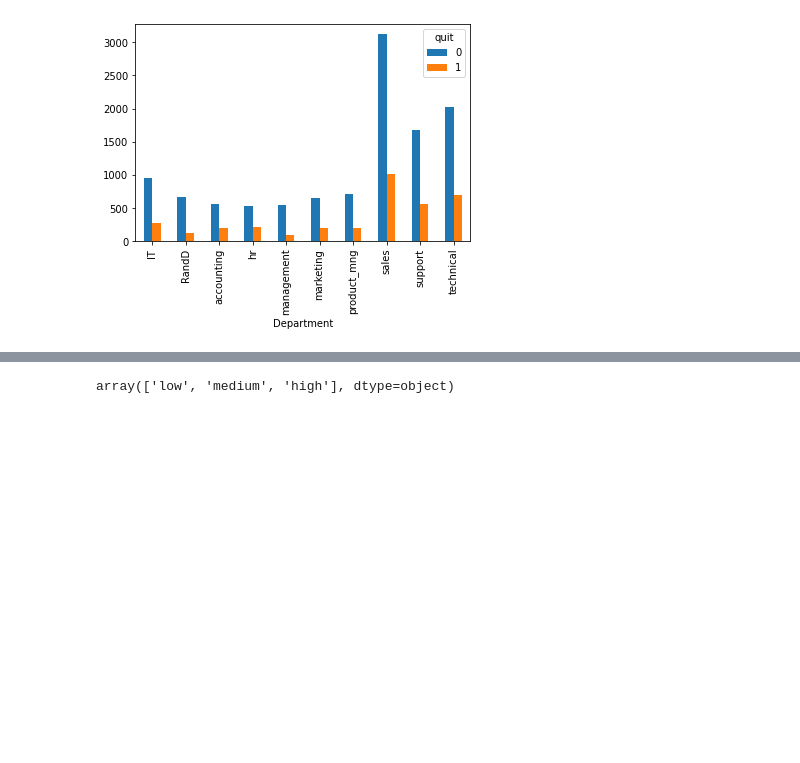
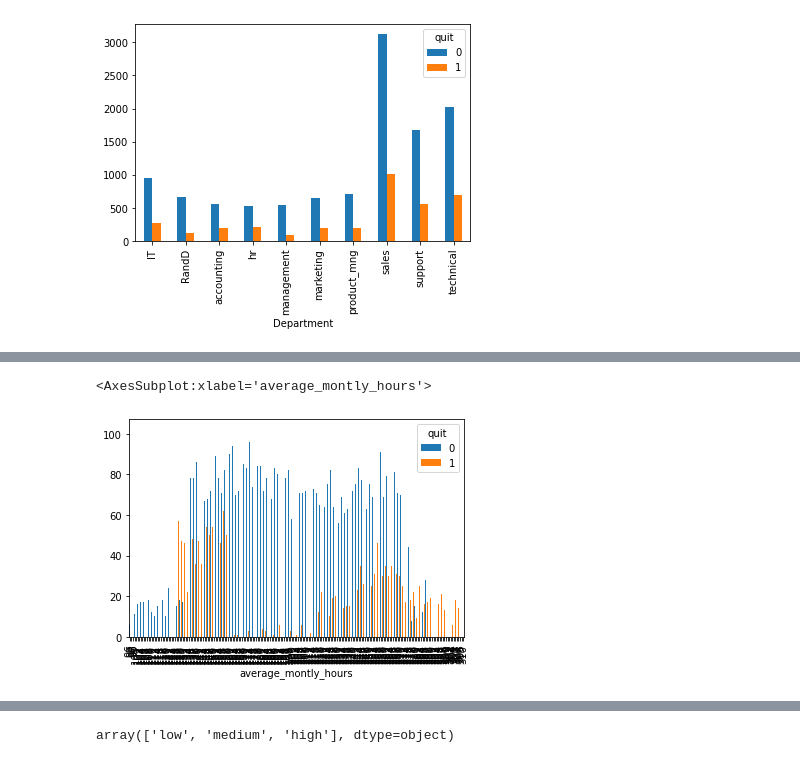
Before and after one commit to amarnathresearch/machinelearning, a Jupyter notebook: logistic/Logistic.ipynb, the cells around one changed output, grey strips where cells are left out. Drawn from its saved outputs; the diff is of its cells as text; code cells hidden in the pictures; blank space fills up the shorter version.

```diff
--- a/logistic/Logistic.ipynb
+++ b/logistic/Logistic.ipynb
@@ -212,0 +236,5 @@ pd.crosstab(df.Department,df.quit).plot(kind='bar')
+# %%
+pd.crosstab(df.average_montly_hours, df.quit).plot(kind='bar')
+# %% [output]
+<AxesSubplot:xlabel='average_montly_hours'>
+[figure, added]
```
Also changed, not shown: parts of 35 cells of this notebook.
